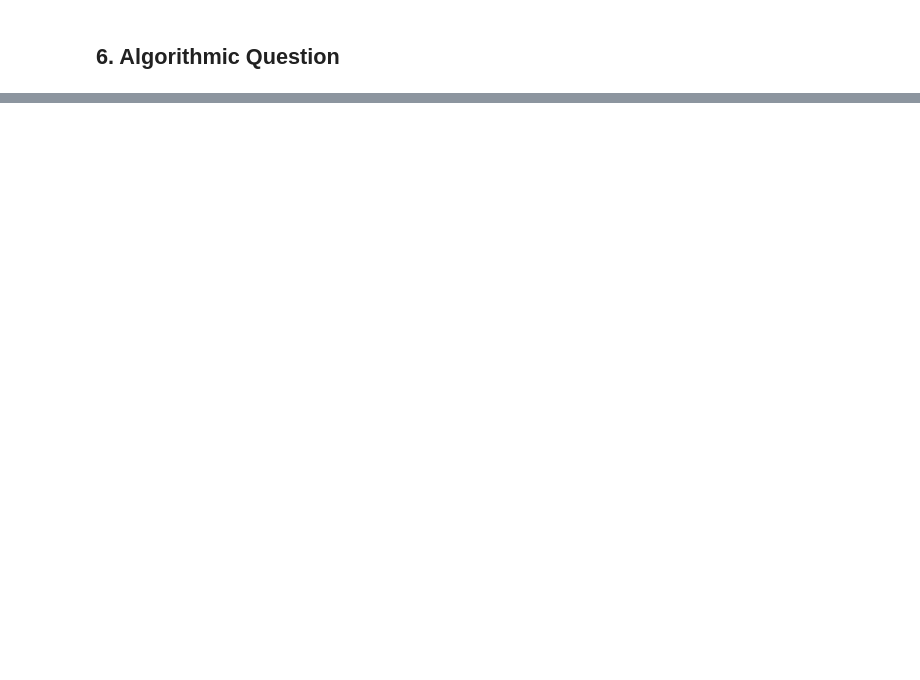
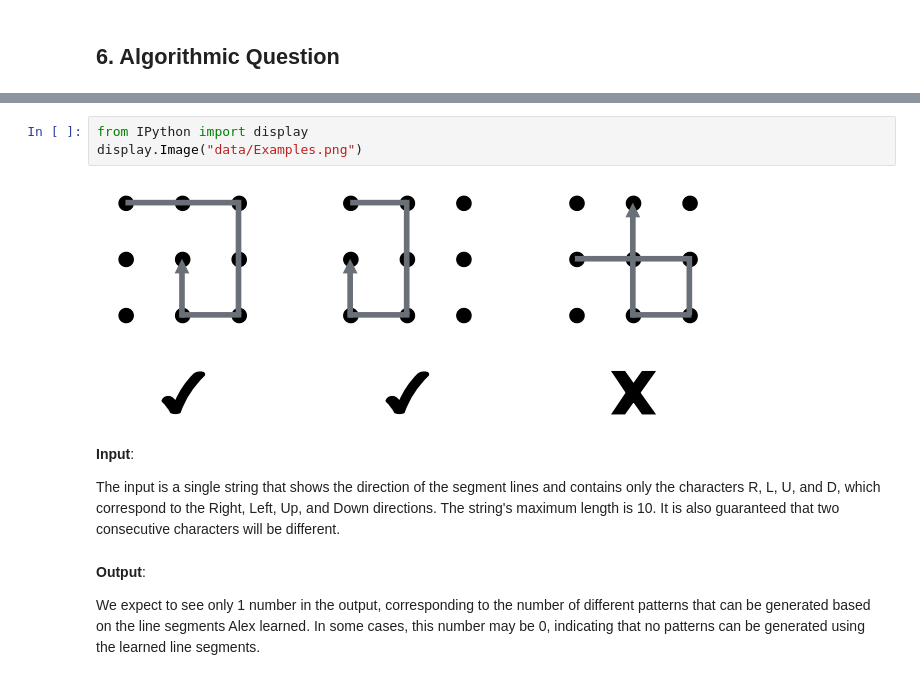
Before and after one commit to ericrubia99/ADM-HW5, a Jupyter notebook: main.ipynb, the cells around one changed output, grey strips where cells are left out. Saved outputs shown, nothing was run; the diff lists cells and outputs as text; blank space fills up the shorter version.

```diff
--- a/main.ipynb
+++ b/main.ipynb
@@ -898,0 +450,19 @@ Avg: 96104/5777=16.6356
+# %%
+from IPython import display
+display.Image("data/Examples.png")
+# %% [output]
+[figure, added]
+# %% [markdown]
+**Input**:
+
+The input is a single string that shows the direction of the segment lines and
+contains only the characters R, L, U, and D, which correspond to the Right,
+Left, Up, and Down directions. The string's maximum length is 10. It is also
+guaranteed that two consecutive characters will be different.
+# %% [markdown]
+**Output**:
+
+We expect to see only 1 number in the output, corresponding to the number
+of different patterns that can be generated based on the line segments Alex
+learned. In some cases, this number may be 0, indicating that no patterns can
+be generated using the learned line segments.
```
Also changed, not shown: parts of 59 cells of this notebook, 2 other files.
